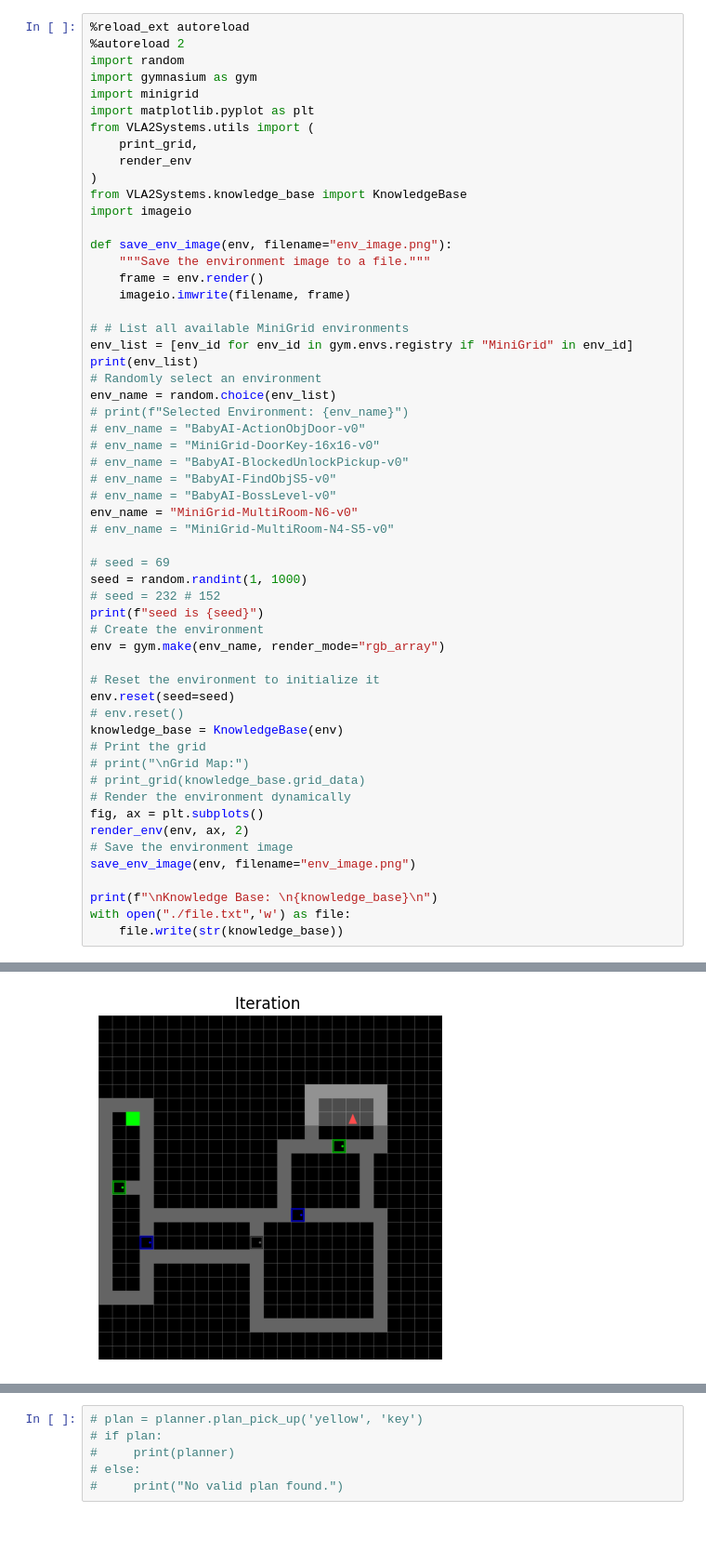
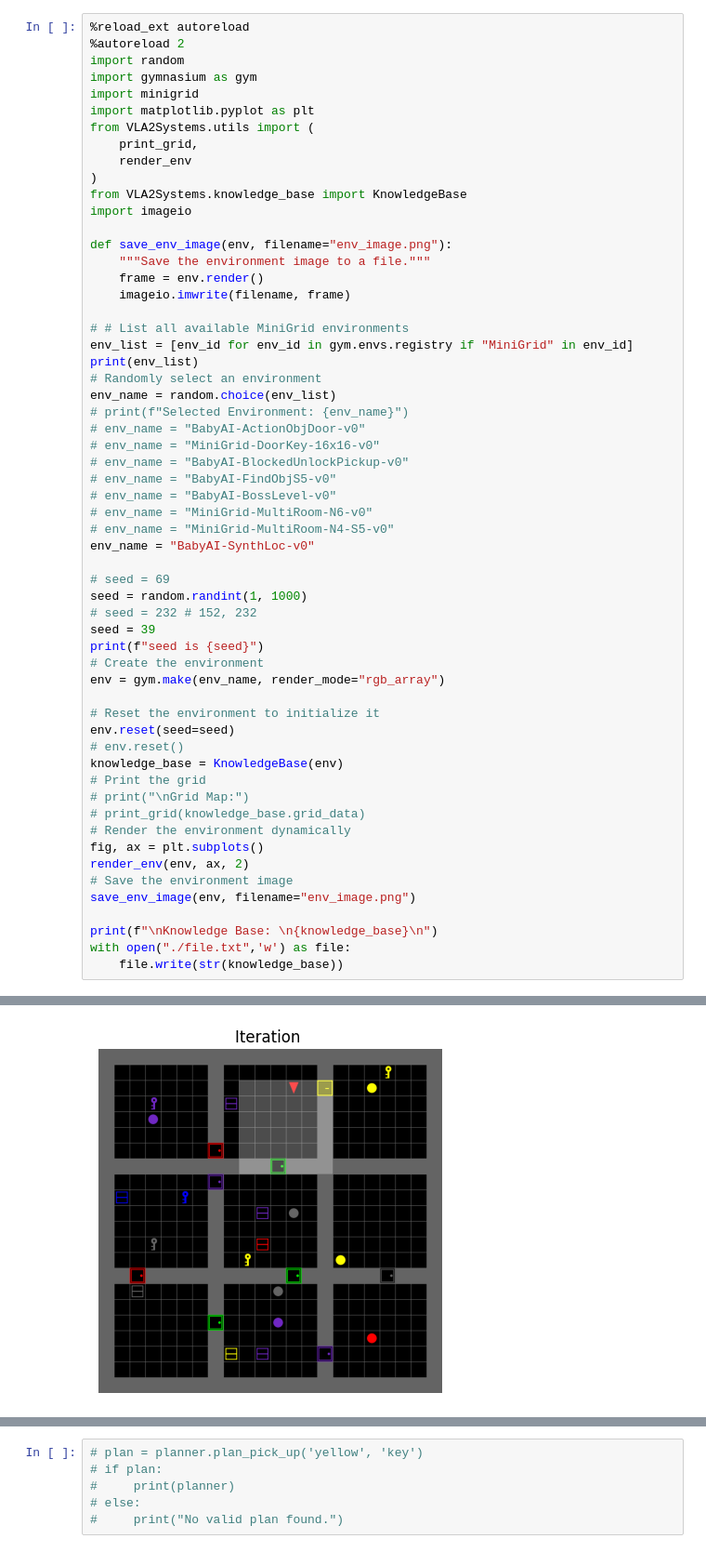
Before and after one commit to mike1simon300/Baby-AI-S2-S1-VLA, a Jupyter notebook: test_task_planning.ipynb, the cells around one changed output, grey strips where cells are left out. Shown at 93% size. Drawn from its saved outputs; the diff is of its cells as text.

```diff
--- a/test_task_planning.ipynb
+++ b/test_task_planning.ipynb
@@ -28,12 +28,14 @@ env_name = random.choice(env_list)
 # env_name = "BabyAI-BlockedUnlockPickup-v0"
 # env_name = "BabyAI-FindObjS5-v0"
 # env_name = "BabyAI-BossLevel-v0"
-env_name = "MiniGrid-MultiRoom-N6-v0"
+# env_name = "MiniGrid-MultiRoom-N6-v0"
 # env_name = "MiniGrid-MultiRoom-N4-S5-v0"
+env_name = "BabyAI-SynthLoc-v0"
 
 # seed = 69
 seed = random.randint(1, 1000)
-# seed = 232 # 152
+# seed = 232 # 152, 232
+seed = 39
 print(f"seed is {seed}")
 # Create the environment
 env = gym.make(env_name, render_mode="rgb_array")
@@ -60,2 +62,2 @@ seed is 152
-[figure, old version]
+[figure, new version]
 Knowledge Base:
```
Also changed, not shown: parts of 4 cells of this notebook, 2 other files.
